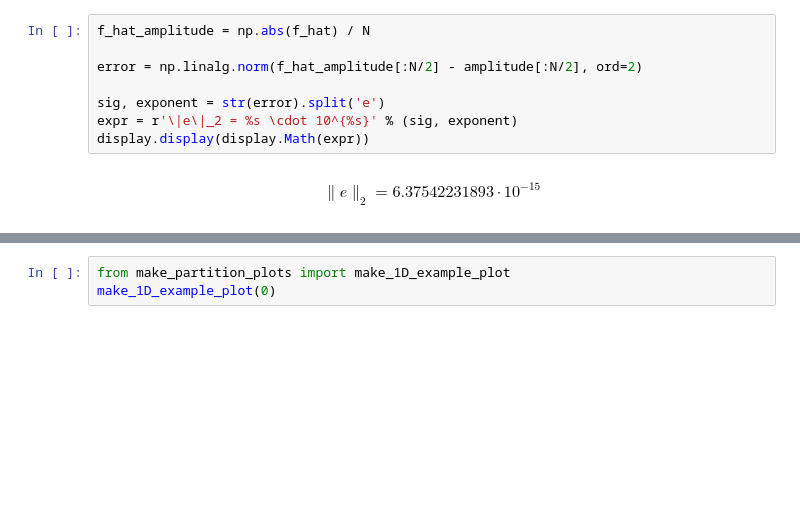
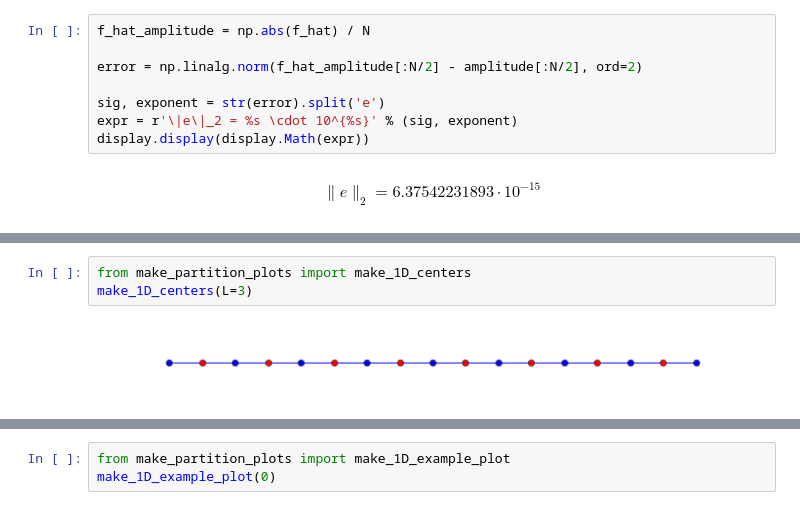
Before and after one commit to dhermes/butterfly-algorithm, a Jupyter notebook: butterfly.ipynb, the cells around one changed output, grey strips where cells are left out. Saved outputs shown, nothing was run; the diff lists cells and outputs as text; blank space fills up the shorter version.

```diff
--- a/butterfly.ipynb
+++ b/butterfly.ipynb
@@ -182,0 +188,5 @@ $$\widehat{f}(t) \approx \sum_{\alpha} g\left(t, \widehat{s}_{\alpha}\right) h\l
+# %%
+from make_partition_plots import make_1D_centers
+make_1D_centers(L=3)
+# %% [output]
+[figure, added]
```
Also changed, not shown: parts of 47 cells of this notebook, 1 other file.
